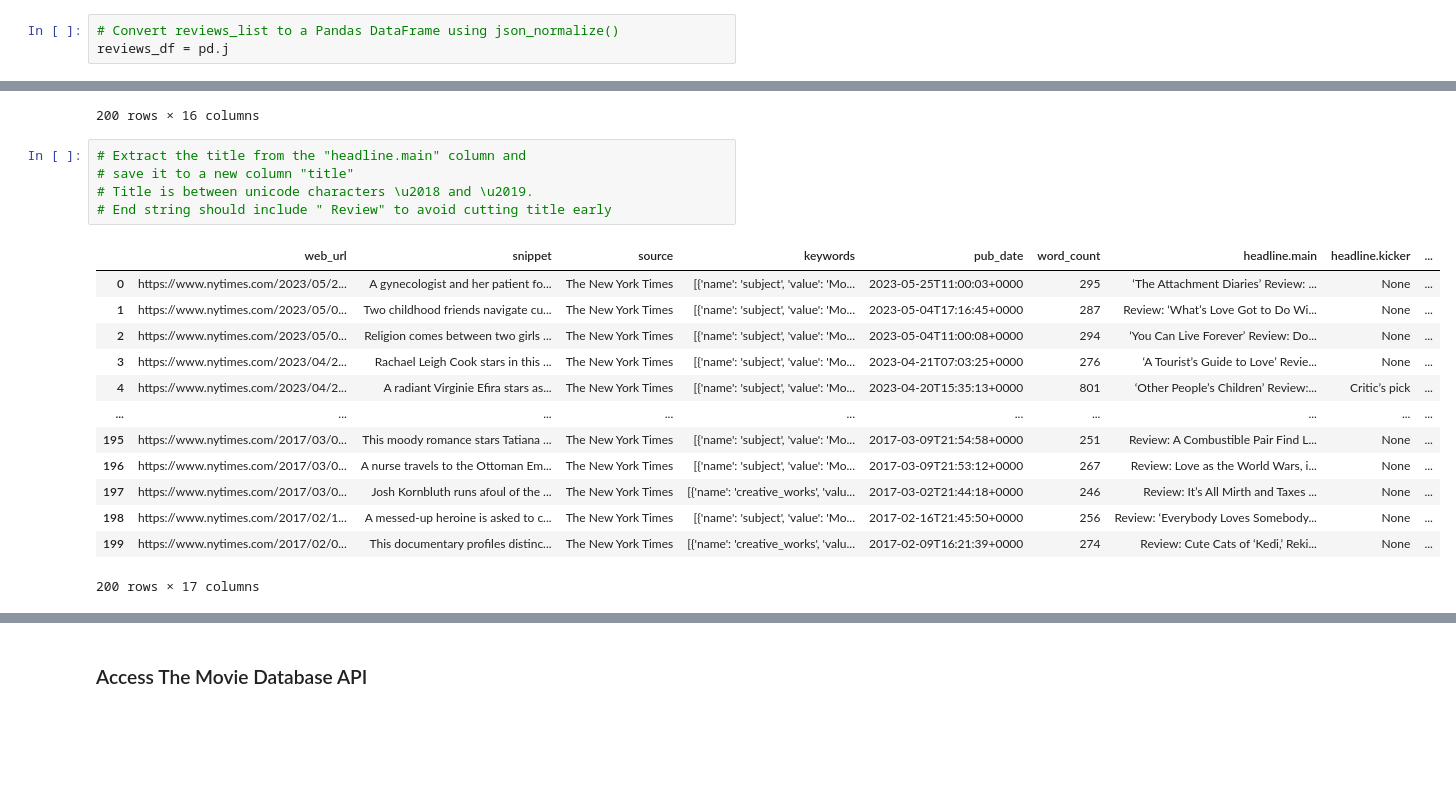
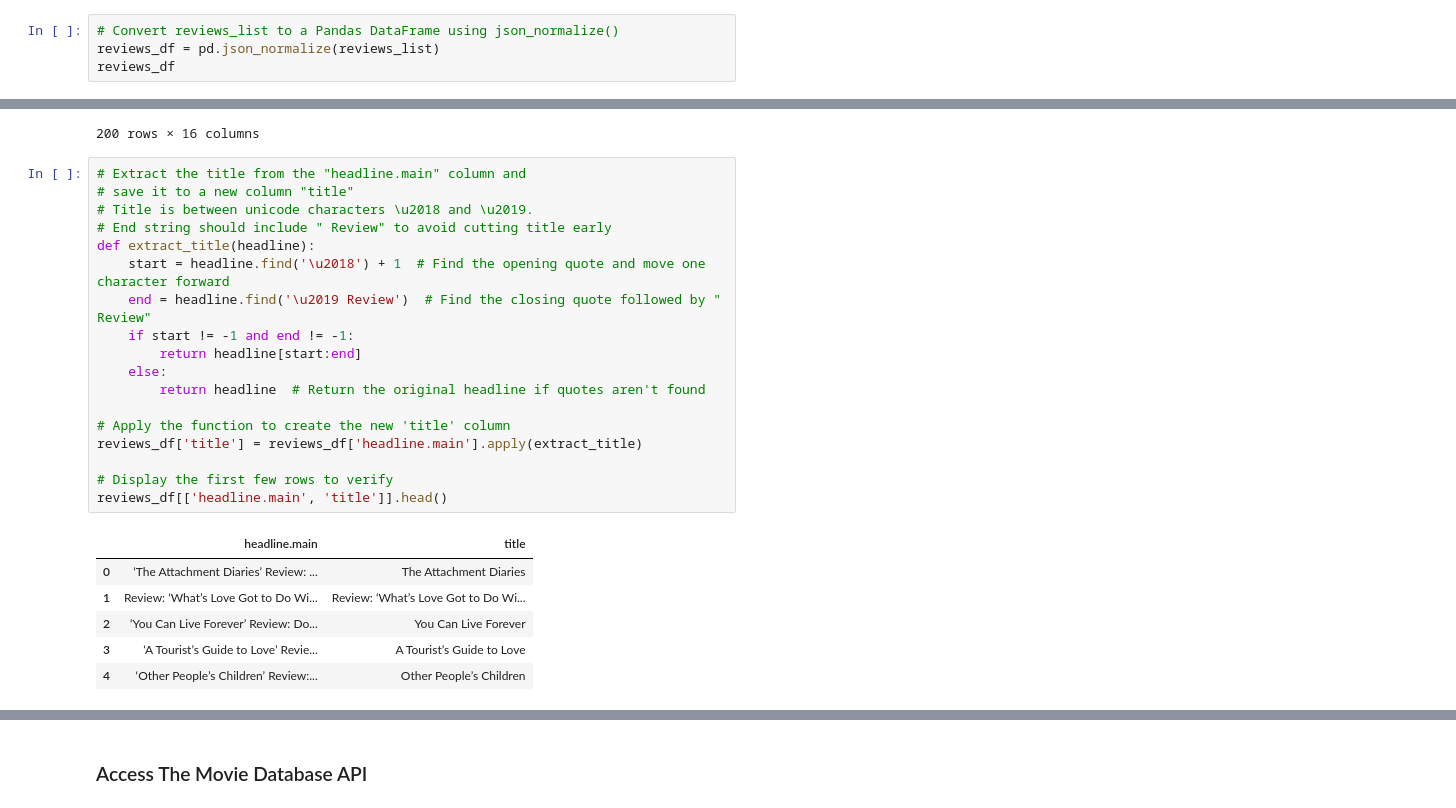
Before and after one commit to SikoticVinyl/data-sourcing-challenge, a Jupyter notebook: M6_Starter_Code/retrieve_movie_data.ipynb, the cells around one changed output, grey strips where cells are left out. Drawn from its saved outputs; the diff is of its cells as text; blank space fills up the shorter version.

```diff
--- a/M6_Starter_Code/retrieve_movie_data.ipynb
+++ b/M6_Starter_Code/retrieve_movie_data.ipynb
@@ -115,7 +115,8 @@ print(json.dumps(reviews, indent=4))
 }
 # %%
 # Convert reviews_list to a Pandas DataFrame using json_normalize()
-reviews_df = pd.j
+reviews_df = pd.json_normalize(reviews_list)
+reviews_df
 # %% [output]
 |  | web_url | snippet | source | keywords | pub_date | word_count | headline.main | headline.kicker | ... |
 | 0 | https://www.nytimes.com/2023/05/2... | A gynecologist and her patient fo... | The New York Times | [{'name': 'subject', 'value': 'Mo... | 2023-05-25T11:00:03+0000 | 295 | ‘The Attachment Diaries’ Review: ... | None | ... |
@@ -133,20 +134,26 @@ reviews_df = pd.j
 # %%
 # Extract the title from the "headline.main" column and
 # save it to a new column "title"
 # Title is between unicode characters \u2018 and \u2019.
 # End string should include " Review" to avoid cutting title early
+def extract_title(headline):
+    start = headline.find('\u2018') + 1  # Find the opening quote and move one character forward
+    end = headline.find('\u2019 Review')  # Find the closing quote followed by " Review"
+    if start != -1 and end != -1:
+        return headline[start:end]
+    else:
+        return headline  # Return the original headline if quotes aren't found
+
+# Apply the function to create the new 'title' column
+reviews_df['title'] = reviews_df['headline.main'].apply(extract_title)
+
+# Display the first few rows to verify
+reviews_df[['headline.main', 'title']].head()
 # %% [output]
-|  | web_url | snippet | source | keywords | pub_date | word_count | headline.main | headline.kicker | ... |
-| 0 | https://www.nytimes.com/2023/05/2... | A gynecologist and her patient fo... | The New York Times | [{'name': 'subject', 'value': 'Mo... | 2023-05-25T11:00:03+0000 | 295 | ‘The Attachment Diaries’ Review: ... | None | ... |
-| 1 | https://www.nytimes.com/2023/05/0... | Two childhood friends navigate cu... | The New York Times | [{'name': 'subject', 'value': 'Mo... | 2023-05-04T17:16:45+0000 | 287 | Review: ‘What’s Love Got to Do Wi... | None | ... |
-| 2 | https://www.nytimes.com/2023/05/0... | Religion comes between two girls ... | The New York Times | [{'name': 'subject', 'value': 'Mo... | 2023-05-04T11:00:08+0000 | 294 | ‘You Can Live Forever’ Review: Do... | None | ... |
-| 3 | https://www.nytimes.com/2023/04/2... | Rachael Leigh Cook stars in this ... | The New York Times | [{'name': 'subject', 'value': 'Mo... | 2023-04-21T07:03:25+0000 | 276 | ‘A Tourist’s Guide to Love’ Revie... | None | ... |
-| 4 | https://www.nytimes.com/2023/04/2... | A radiant Virginie Efira stars as... | The New York Times | [{'name': 'subject', 'value': 'Mo... | 2023-04-20T15:35:13+0000 | 801 | ‘Other People’s Children’ Review:... | Critic’s pick | ... |
-| ... | ... | ... | ... | ... | ... | ... | ... | ... | ... |
-| 195 | https://www.nytimes.com/2017/03/0... | This moody romance stars Tatiana ... | The New York Times | [{'name': 'subject', 'value': 'Mo... | 2017-03-09T21:54:58+0000 | 251 | Review: A Combustible Pair Find L... | None | ... |
-| 196 | https://www.nytimes.com/2017/03/0... | A nurse travels to the Ottoman Em... | The New York Times | [{'name': 'subject', 'value': 'Mo... | 2017-03-09T21:53:12+0000 | 267 | Review: Love as the World Wars, i... | None | ... |
-| 197 | https://www.nytimes.com/2017/03/0... | Josh Kornbluth runs afoul of the ... | The New York Times | [{'name': 'creative_works', 'valu... | 2017-03-02T21:44:18+0000 | 246 | Review: It’s All Mirth and Taxes ... | None | ... |
-| 198 | https://www.nytimes.com/2017/02/1... | A messed-up heroine is asked to c... | The New York Times | [{'name': 'subject', 'value': 'Mo... | 2017-02-16T21:45:50+0000 | 256 | Review: ‘Everybody Loves Somebody... | None | ... |
-| 199 | https://www.nytimes.com/2017/02/0... | This documentary profiles distinc... | The New York Times | [{'name': 'creative_works', 'valu... | 2017-02-09T16:21:39+0000 | 274 | Review: Cute Cats of ‘Kedi,’ Reki... | None | ... |
+|  | headline.main | title |
+| 0 | ‘The Attachment Diaries’ Review: ... | The Attachment Diaries |
+| 1 | Review: ‘What’s Love Got to Do Wi... | Review: ‘What’s Love Got to Do Wi... |
+| 2 | ‘You Can Live Forever’ Review: Do... | You Can Live Forever |
+| 3 | ‘A Tourist’s Guide to Love’ Revie... | A Tourist’s Guide to Love |
+| 4 | ‘Other People’s Children’ Review:... | Other People’s Children |
-200 rows × 17 columns
 # %%
```
Also changed, not shown: parts of 2 cells of this notebook.
